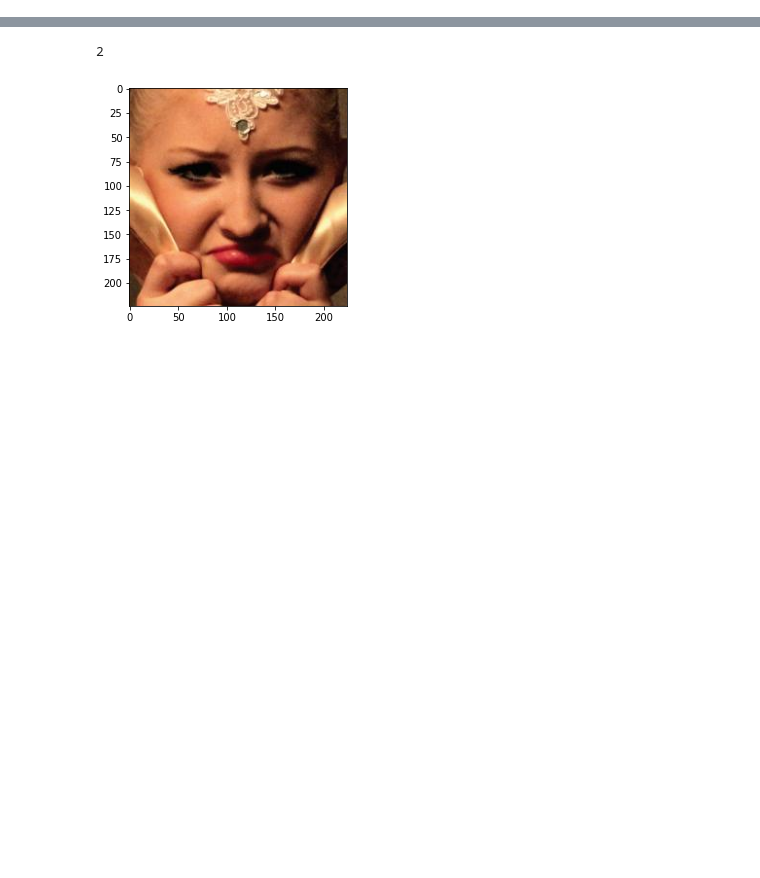
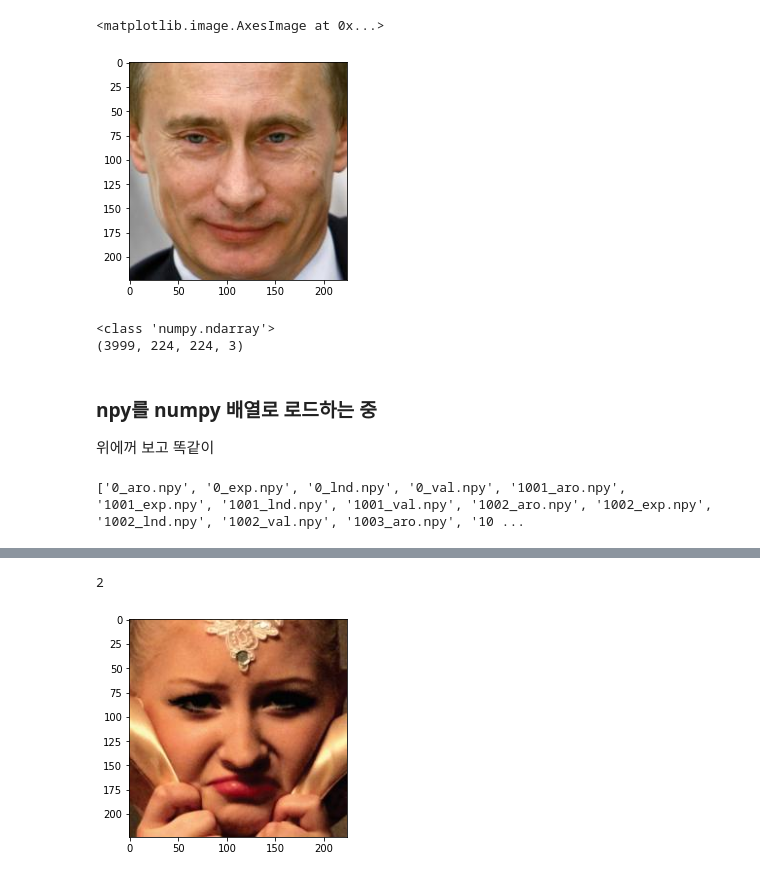
Before and after one commit to zorang2/TIL, a Jupyter notebook: Internship/ResNet_CIFAR10/ResNet with Custom Dataset 연습장.ipynb, the cells around one changed output, grey strips where cells are left out. Cells and saved outputs as stored; diff of their text form; code cells hidden in the pictures; blank space fills up the shorter version.

Commit message:
10/31(월) img+annotation np로 감싸는거 성공

```diff
--- a/Internship/ResNet_CIFAR10/ResNet with Custom Dataset 연습장.ipynb
+++ b/Internship/ResNet_CIFAR10/ResNet with Custom Dataset 연습장.ipynb
@@ -39,0 +75,6 @@ FileNotFoundError: [Errno 2] No such file or directory: '/home/sldev1/Project/hy
+# %%
+from PIL import Image
+
+img = Image.open(data_path+"train_set/images/0.jpg")
+print(img)
+print(type(img))
@@ -39,0 +157,12 @@ FileNotFoundError: [Errno 2] No such file or directory: '/home/sldev1/Project/hy
+# %%
+import os
+import numpy as np
+from PIL import Image
+
+image_path = '/home/sldev1/Project/hyeongeun_test/data/FER/val_set/images/'
+
+img_list = os.listdir(image_path) #디렉토리 내 모든 파일 불러오기
+img_list.sort()
+img_list_jpg = [img for img in img_list if img.endswith(".jpg")] #지정된 확장자만 필터링
+
+print ("img_list_jpg: {}".format(img_list_jpg))
@@ -39,0 +171,9 @@ FileNotFoundError: [Errno 2] No such file or directory: '/home/sldev1/Project/hy
+# %%
+img_list_np = []
+
+for i in img_list_jpg:
+    img = Image.open(image_path + i)
+    img_array = np.array(img)
+    img_list_np.append(img_array)
+    print(i, " 추가 완료 - 구조:", img_array.shape) # 불러온 이미지의 차원 확인 (세로X가로X색)
+    #print(img_array.T.shape) #축변경 (색X가로X세로)
@@ -39,0 +198,28 @@ FileNotFoundError: [Errno 2] No such file or directory: '/home/sldev1/Project/hy
+# %%
+#시각화
+from matplotlib import pyplot as plt
+plt.imshow(img_list_np[1])
+# %% [output]
+<matplotlib.image.AxesImage at 0x...>
+[figure, added]
+# %%
+img_np = np.array(img_list_np) #리스트를 numpy로 변환
+print(type(img_np))
+print(img_np.shape)
+# %% [output]
+<class 'numpy.ndarray'>
+(3999, 224, 224, 3)
+# %% [markdown]
+### npy를 numpy 배열로 로드하는 중
+위에꺼 보고 똑같이
+# %%
+annotation_path = '/home/sldev1/Project/hyeongeun_test/data/FER/val_set/annotations/'
+
+annotation_list = os.listdir(annotation_path) #디렉토리 내 모든 파일 불러오기
+annotation_list.sort()
+print(annotation_list)
+annotation_list_npy = [ann for ann in annotation_list if ann.endswith("_exp.npy")]
+#print(sorted(annotation_list_npy))
+#print("annotation_list_npy: {}".format(annotation_list_npy))
+# %% [output]
+['0_aro.npy', '0_exp.npy', '0_lnd.npy', '0_val.npy', '1001_aro.npy', '1001_exp.npy', '1001_lnd.npy', '1001_val.npy', '1002_aro.npy', '1002_exp.npy', '1002_lnd.npy', '1002_val.npy', '1003_aro.npy', '10 ...
```
Also changed, not shown: parts of 29 cells of this notebook, 2 other files.
